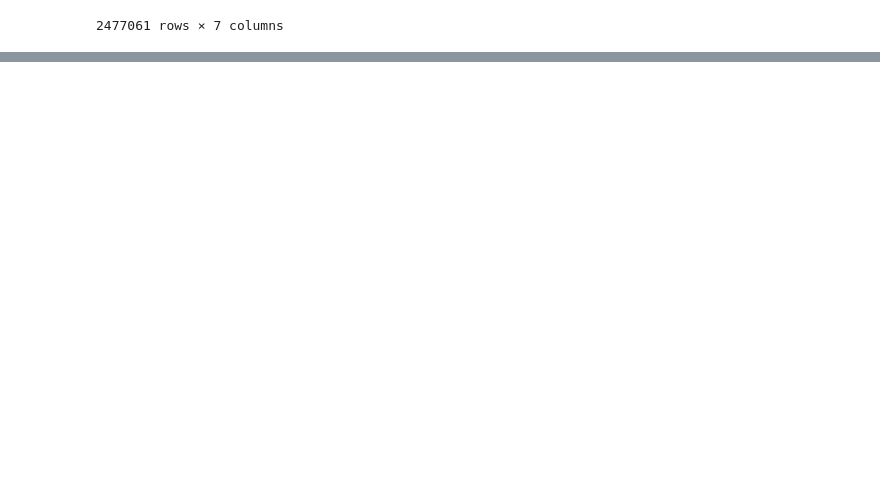
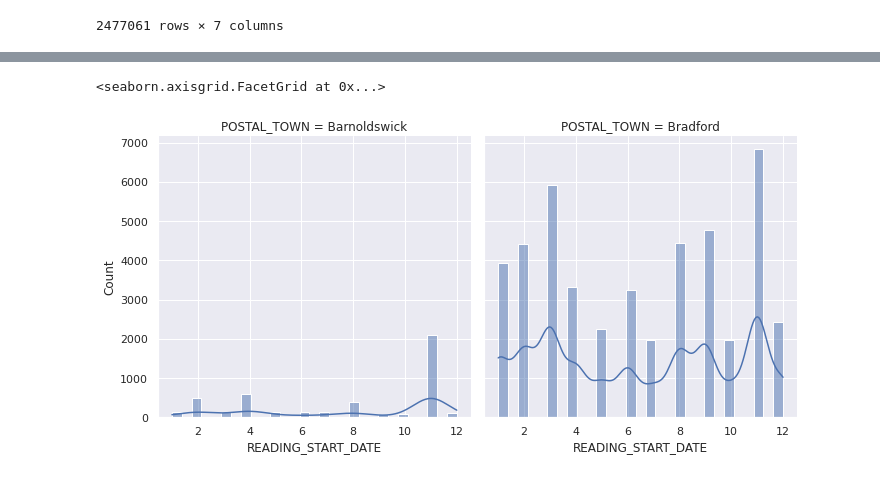
Before and after one commit to wiem-azzabi/Smart_Meter, a Jupyter notebook: water-meter2.ipynb, the cells around one changed output, grey strips where cells are left out. Saved outputs shown, nothing was run; the diff lists cells and outputs as text; code cells hidden in the pictures; blank space fills up the shorter version.

```diff
--- a/water-meter2.ipynb
+++ b/water-meter2.ipynb
@@ -288,0 +404,5 @@ obj_df.head()
+# %%
+sns.displot(data=df.head(50000), x=df["READING_START_DATE"].dt.month, col="POSTAL_TOWN", kde=True)
+# %% [output]
+<seaborn.axisgrid.FacetGrid at 0x...>
+[figure, added]
```
Also changed, not shown: parts of 11 cells of this notebook.
